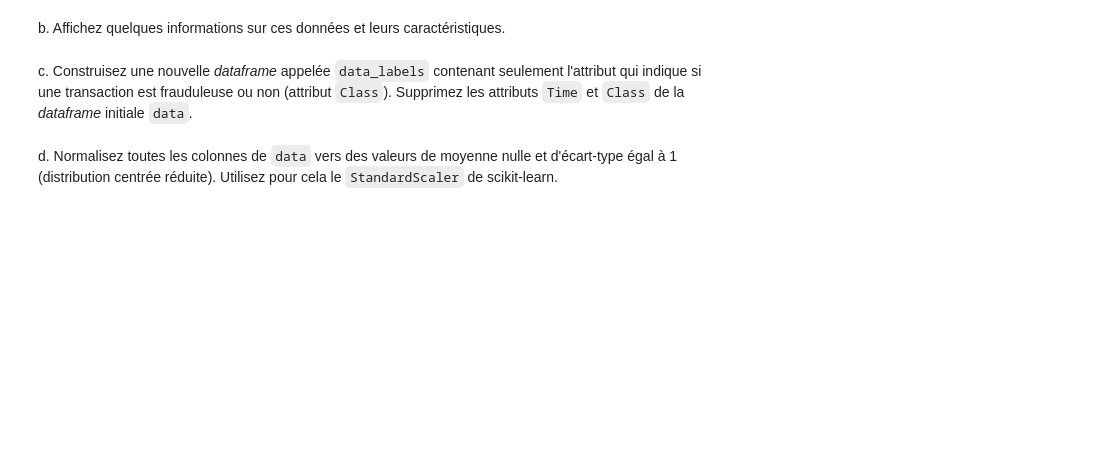
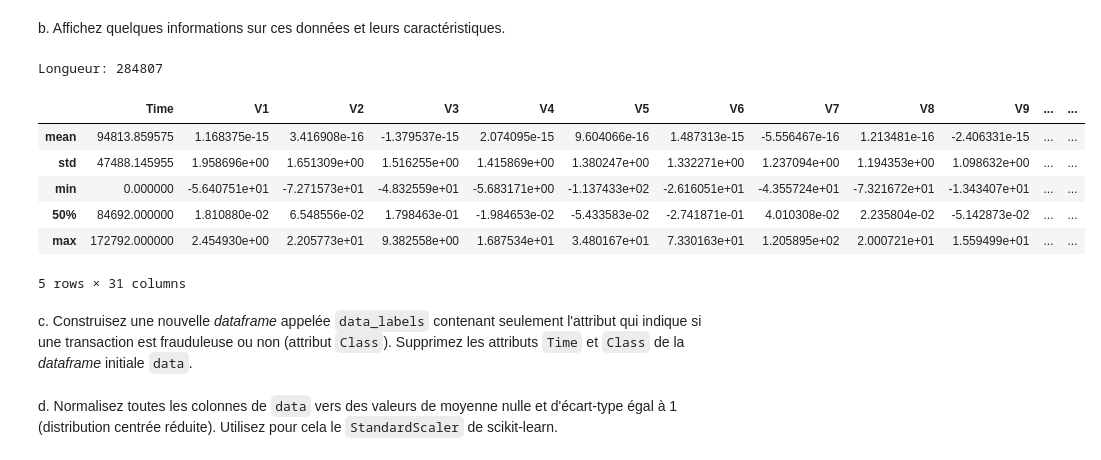
Before and after one commit to HUART1848/APN_L6, a Jupyter notebook: Labo6_Autoencodeurs_student.ipynb, the cells around one changed output. Cells and saved outputs as stored; diff of their text form; code cells hidden in the pictures; blank space fills up the shorter version.

```diff
--- a/Labo6_Autoencodeurs_student.ipynb
+++ b/Labo6_Autoencodeurs_student.ipynb
@@ -33,4 +53,16 @@ a. Chargez les données de `creditcard.csv` directement dans une *dataframe* Pan
 # %% [markdown]
 b. Affichez quelques informations sur ces données et leurs caractéristiques.
+# %%
+print(f"Longueur: {len(data)}")
+data.describe().loc[["mean", "std", "min", "50%", "max"]]
+# %% [output]
+Longueur: 284807
+|  | Time | V1 | V2 | V3 | V4 | V5 | V6 | V7 | V8 | V9 | ... | ... |
+| mean | 94813.859575 | 1.168375e-15 | 3.416908e-16 | -1.379537e-15 | 2.074095e-15 | 9.604066e-16 | 1.487313e-15 | -5.556467e-16 | 1.213481e-16 | -2.406331e-15 | ... | ... |
+| std | 47488.145955 | 1.958696e+00 | 1.651309e+00 | 1.516255e+00 | 1.415869e+00 | 1.380247e+00 | 1.332271e+00 | 1.237094e+00 | 1.194353e+00 | 1.098632e+00 | ... | ... |
+| min | 0.000000 | -5.640751e+01 | -7.271573e+01 | -4.832559e+01 | -5.683171e+00 | -1.137433e+02 | -2.616051e+01 | -4.355724e+01 | -7.321672e+01 | -1.343407e+01 | ... | ... |
+| 50% | 84692.000000 | 1.810880e-02 | 6.548556e-02 | 1.798463e-01 | -1.984653e-02 | -5.433583e-02 | -2.741871e-01 | 4.010308e-02 | 2.235804e-02 | -5.142873e-02 | ... | ... |
+| max | 172792.000000 | 2.454930e+00 | 2.205773e+01 | 9.382558e+00 | 1.687534e+01 | 3.480167e+01 | 7.330163e+01 | 1.205895e+02 | 2.000721e+01 | 1.559499e+01 | ... | ... |
+5 rows × 31 columns
 # %% [markdown]
 c. Construisez une nouvelle *dataframe* appelée `data_labels` contenant seulement l'attribut qui indique si une transaction est frauduleuse ou non (attribut `Class`).  Supprimez les attributs `Time` et `Class` de la *dataframe* initiale `data`.
```
Also changed, not shown: parts of 15 cells of this notebook, 1 other file.
